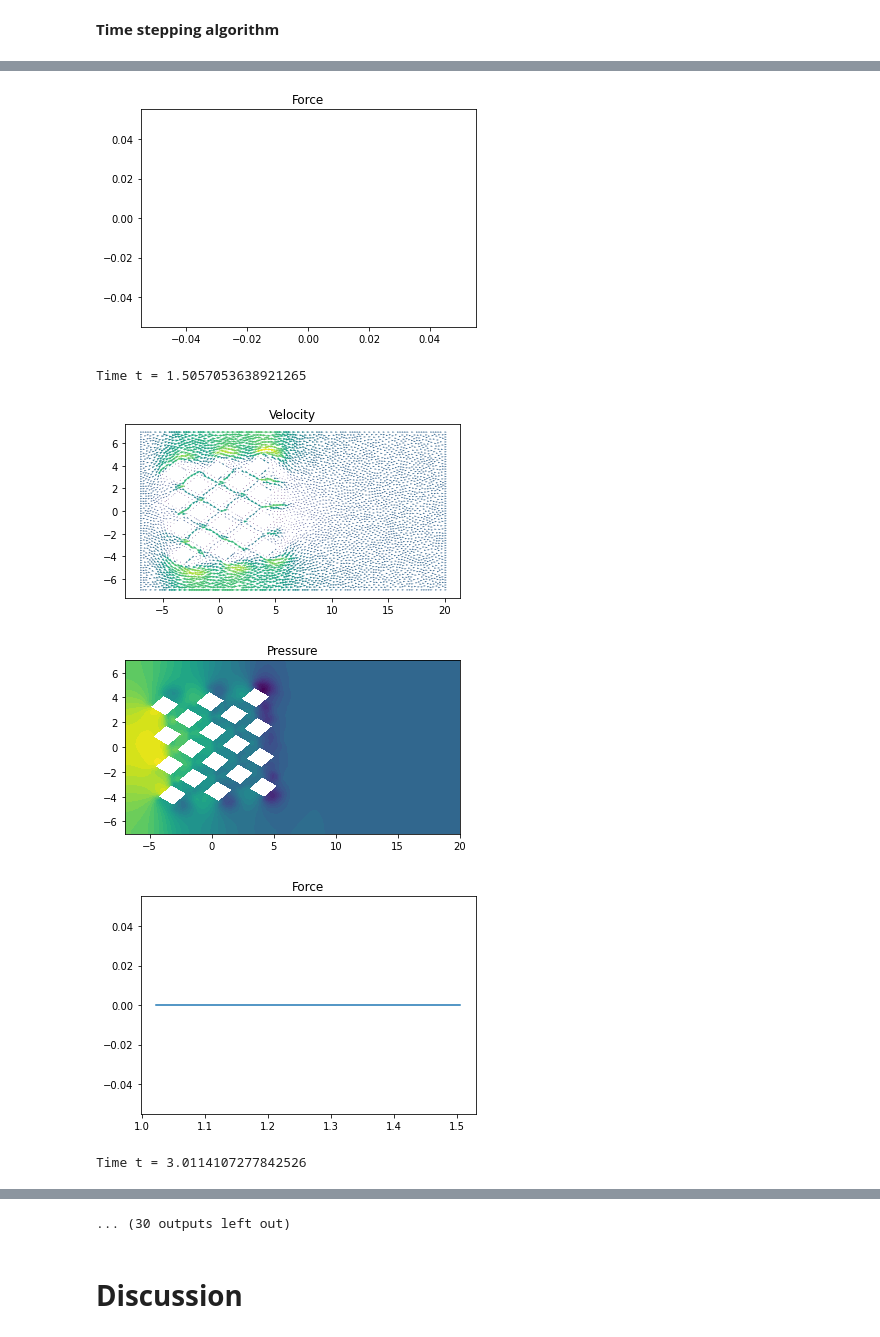
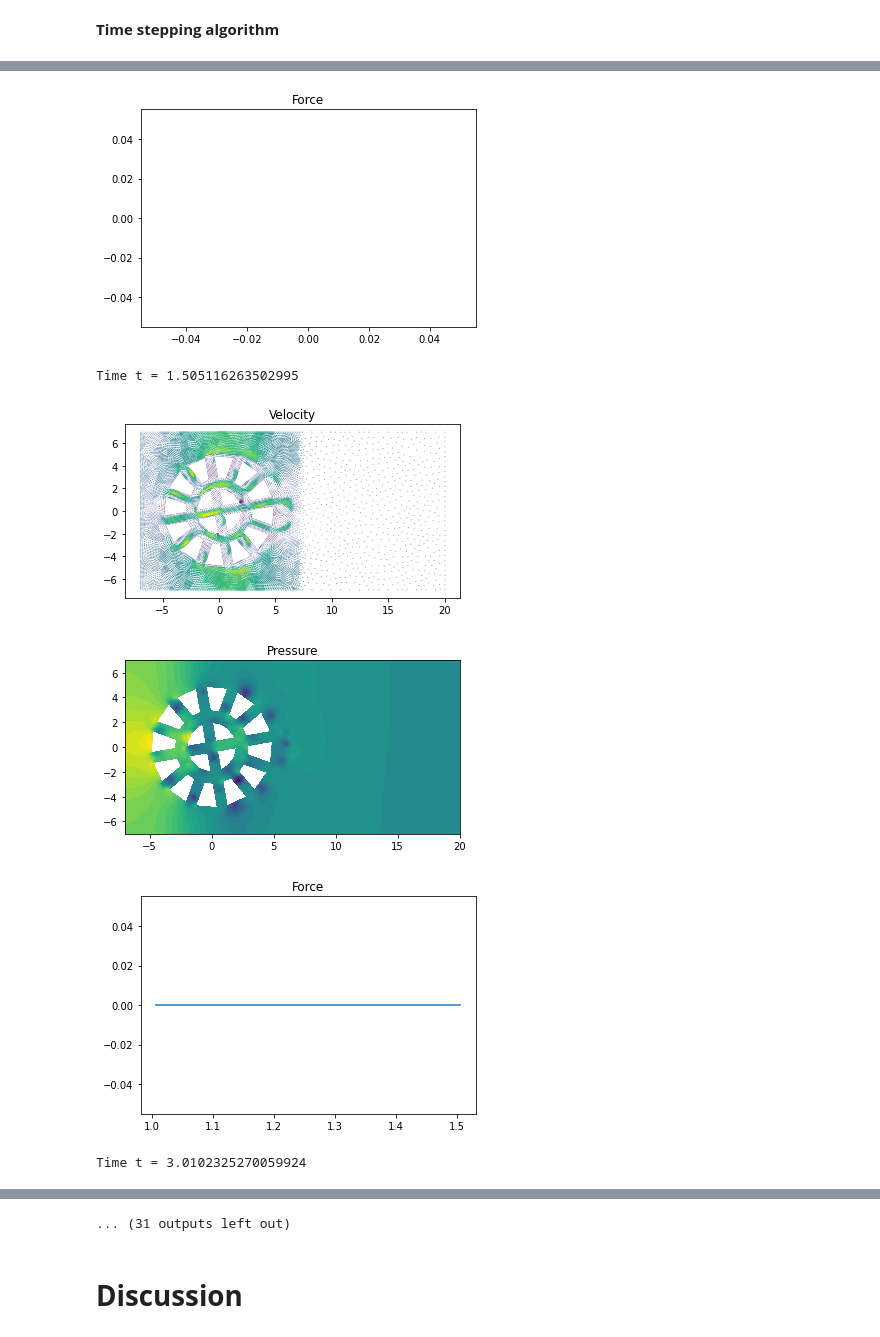
Before and after one commit to johanhoffman/DD2365-VT20, a Jupyter notebook: Project/projectV4_P1.ipynb, the cells around one changed output, grey strips where cells are left out. Cells and saved outputs as stored; diff of their text form; code cells hidden in the pictures.

Commit message:
mesh refinement

```diff
--- a/Project/projectV4_P1.ipynb
+++ b/Project/projectV4_P1.ipynb
@@ -211,26 +211,26 @@ upper = Upper()
 freeslip = Freeslip()
 
 # Generate mesh (examples with and without a hole in the mesh)
-resolution = 64
+resolution = 32
 #mesh = RectangleMesh(Point(0.0, 0.0), Point(L, H), L*resolution, H*resolution)
 # mesh = generate_mesh(Rectangle(Point(0.0,0.0), Point(L,H)) \
 #         - Circle(Point(xc,yc),rc) , resolution)
 
-!rm Grid_0/*
-domain = skewed(xmin,ymin,xmax,ymax,5)
+!rm Circle_10/*
+domain = concentric(xmin,ymin,xmax,ymax,10)
 mesh = generate_mesh(domain, resolution)
-saved_mesh = File("Grid_0/mesh.xml")
+saved_mesh = File("Circle_10/mesh.xml")
 saved_mesh << mesh
-timeseries_u = TimeSeries('Grid_0/velocity_series')
+timeseries_u = TimeSeries('Circle_10/velocity_series')
 
 # Local mesh refinement (specified by a cell marker)
-no_levels = 0
+no_levels = 2
 for i in range(0,no_levels):
   cell_marker = MeshFunction("bool", mesh, mesh.topology().dim())
   for cell in cells(mesh):
     cell_marker[cell] = False
     p = cell.midpoint()
-    if p.distance(Point(xc, yc)) < 0.5:
+    if p[0] < 7:
         cell_marker[cell] = True
   mesh = refine(mesh, cell_marker)
 
@@ -494,8 +494,8 @@ while t < T + DOLFIN_EPS:
 plt.figure()
 plot(u1, title="Mean Velocity")
 
-# !tar -czvf results.tar.gz Grid_0
-# files.download('results.tar.gz')
+!tar -czvf results.tar.gz Circle_10
+files.download('results.tar.gz')
 # %% [output]
 Calling FFC just-in-time (JIT) compiler, this may take some time.
 Calling FFC just-in-time (JIT) compiler, this may take some time.
@@ -508,6 +508,6 @@ Time t = 0.05377519156757598
 [figure]
-Time t = 1.5057053638921265
+Time t = 1.505116263502995
-[figure, old version]
+[figure, new version]
-[figure, old version]
+[figure, new version]
-[figure, old version]
+[figure, new version]
-Time t = 3.0114107277842526
+Time t = 3.0102325270059924
@@ -516,5 +516,5 @@ Time t = 3.0114107277842526
 [figure]
-... (30 outputs left out)
+... (31 outputs left out)
 # %% [markdown]
 # **Discussion**
 # %% [markdown]
```
Also changed, not shown: parts of 2 cells of this notebook.
